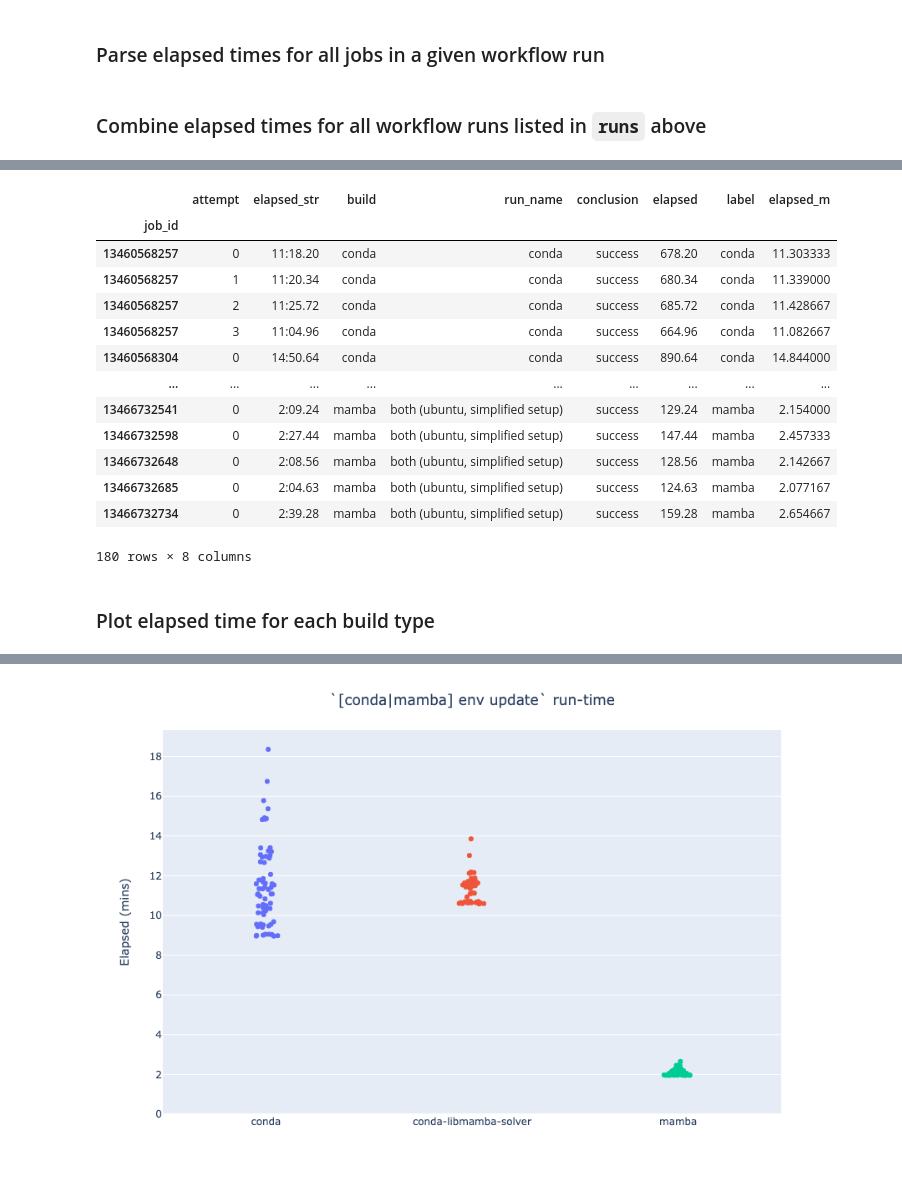
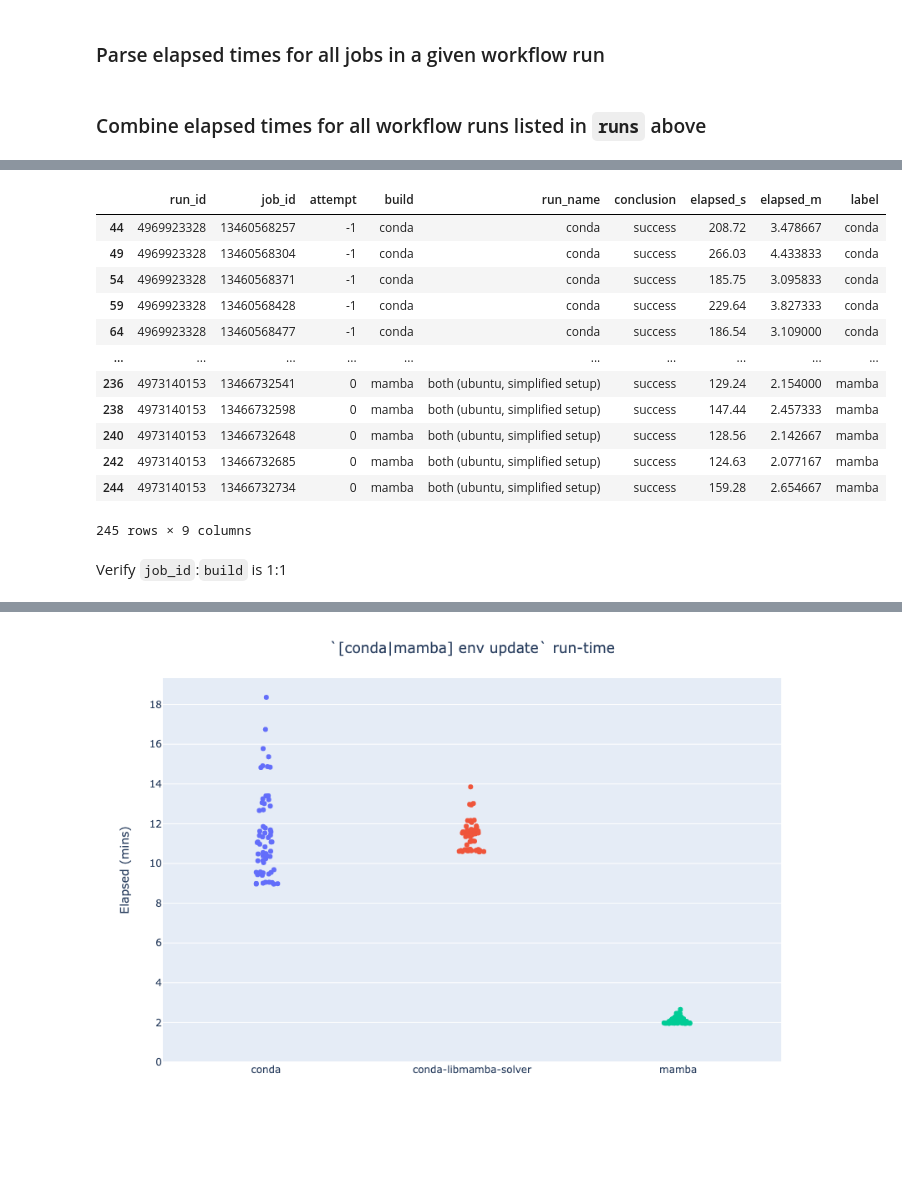
Before and after one commit to runsascoded/libmamba-solver-test, a Jupyter notebook: build-times.ipynb, the cells around one changed output, grey strips where cells are left out. Saved outputs shown, nothing was run; the diff lists cells and outputs as text; code cells hidden in the pictures; blank space fills up the shorter version.

Commit message:
restore multiple attempts in GHA, update nb

```diff
--- a/build-times.ipynb
+++ b/build-times.ipynb
@@ -23,9 +23,12 @@ if not exists(CACHE):
 # %%
+# Plain `conda` builds had an initial setup install prior to this GHA run (which output an "elapsed" time that gets picked up by `get_elapsed_times` below)
+min_conda_no_setup_run = '4973140153'
+
 def rm_ansi(line):
     ansi_escape =re.compile(r'(\x9B|\x1B\[)[0-?]*[ -\/]*[@-~]')
     return ansi_escape.sub('', line)
 
-def get_elapsed_times(job_id):
+def get_elapsed_times(run_id, job_id, build):
     path = f'{CACHE}/job-{job_id}.txt'
     if not exists(path):
         cmd = [ 'gh', 'run', 'view', '--job', f'{job_id}', '--log' ]
@@ -39,11 +42,14 @@ def get_elapsed_times(job_id):
             m = search(r'(?P<elapsed>\S+)elapsed', rm_ansi(line))
             if m:
                 elapsed = m['elapsed']
-                if setup:
+                if setup or (run_id > min_conda_no_setup_run and build == 'conda'):
                     updates.append(elapsed)
                 else:
                     setup = elapsed
-    return dict(setup=setup, updates=updates)
+    rv = dict(updates=updates)
+    if setup:
+        rv['setup'] = setup
+    return rv
-# %% [markdown]
-### Parse elapsed times for all jobs in a given workflow run
+# %% [markdown]
+### Parse elapsed times for all jobs in a given workflow run
 # %%
@@ -112,14 +156,14 @@ def get_run_times(run_id, run_name, recompute=False):
-# %% [markdown]
-### Combine elapsed times for all workflow runs listed in `runs` above
+# %% [markdown]
+### Combine elapsed times for all workflow runs listed in `runs` above
 # %%
-all_attempts = pd.concat([
-    get_run_times(run_id, run_name)
-    for run_id, run_name in runs.items()
-])
-all_attempts = pd.concat([
-    all_attempts[all_attempts.build == build]
-    for build in [ 'conda', 'conda-libmamba-solver', 'mamba' ]
-])
-all_attempts['elapsed_m'] = all_attempts.elapsed / 60
+%%time
+all_attempts = (
+    pd.concat([
+        get_run_times(run_id, run_name)
+        for run_id, run_name in runs.items()
+    ])
+    .reset_index()
+    .sort_values(['build', 'run_id', 'attempt'])
+)
 all_attempts
 # %% [output]
@@ -127,16 +172,15 @@ Running: gh run view 4973140153 --json jobs
-|  | attempt | elapsed_str | build | run_name | conclusion | elapsed | label | elapsed_m |
-| job_id |  |  |  |  |  |  |  |  |
-| 13460568257 | 0 | 11:18.20 | conda | conda | success | 678.20 | conda | 11.303333 |
-| 13460568257 | 1 | 11:20.34 | conda | conda | success | 680.34 | conda | 11.339000 |
-| 13460568257 | 2 | 11:25.72 | conda | conda | success | 685.72 | conda | 11.428667 |
-| 13460568257 | 3 | 11:04.96 | conda | conda | success | 664.96 | conda | 11.082667 |
-| 13460568304 | 0 | 14:50.64 | conda | conda | success | 890.64 | conda | 14.844000 |
-| ... | ... | ... | ... | ... | ... | ... | ... | ... |
-| 13466732541 | 0 | 2:09.24 | mamba | both (ubuntu, simplified setup) | success | 129.24 | mamba | 2.154000 |
-| 13466732598 | 0 | 2:27.44 | mamba | both (ubuntu, simplified setup) | success | 147.44 | mamba | 2.457333 |
-| 13466732648 | 0 | 2:08.56 | mamba | both (ubuntu, simplified setup) | success | 128.56 | mamba | 2.142667 |
-| 13466732685 | 0 | 2:04.63 | mamba | both (ubuntu, simplified setup) | success | 124.63 | mamba | 2.077167 |
-| 13466732734 | 0 | 2:39.28 | mamba | both (ubuntu, simplified setup) | success | 159.28 | mamba | 2.654667 |
+|  | run_id | job_id | attempt | build | run_name | conclusion | elapsed_s | elapsed_m | label |
+| 44 | 4969923328 | 13460568257 | -1 | conda | conda | success | 208.72 | 3.478667 | conda |
+| 49 | 4969923328 | 13460568304 | -1 | conda | conda | success | 266.03 | 4.433833 | conda |
+| 54 | 4969923328 | 13460568371 | -1 | conda | conda | success | 185.75 | 3.095833 | conda |
+| 59 | 4969923328 | 13460568428 | -1 | conda | conda | success | 229.64 | 3.827333 | conda |
+| 64 | 4969923328 | 13460568477 | -1 | conda | conda | success | 186.54 | 3.109000 | conda |
+| ... | ... | ... | ... | ... | ... | ... | ... | ... | ... |
+| 236 | 4973140153 | 13466732541 | 0 | mamba | both (ubuntu, simplified setup) | success | 129.24 | 2.154000 | mamba |
+| 238 | 4973140153 | 13466732598 | 0 | mamba | both (ubuntu, simplified setup) | success | 147.44 | 2.457333 | mamba |
+| 240 | 4973140153 | 13466732648 | 0 | mamba | both (ubuntu, simplified setup) | success | 128.56 | 2.142667 | mamba |
+| 242 | 4973140153 | 13466732685 | 0 | mamba | both (ubuntu, simplified setup) | success | 124.63 | 2.077167 | mamba |
+| 244 | 4973140153 | 13466732734 | 0 | mamba | both (ubuntu, simplified setup) | success | 159.28 | 2.654667 | mamba |
-180 rows × 8 columns
+245 rows × 9 columns
-# %% [markdown]
-### Plot elapsed time for each build type
+# %% [markdown]
+Verify `job_id`:`build` is 1:1
```
Also changed, not shown: parts of 13 cells of this notebook, 2 other files.
